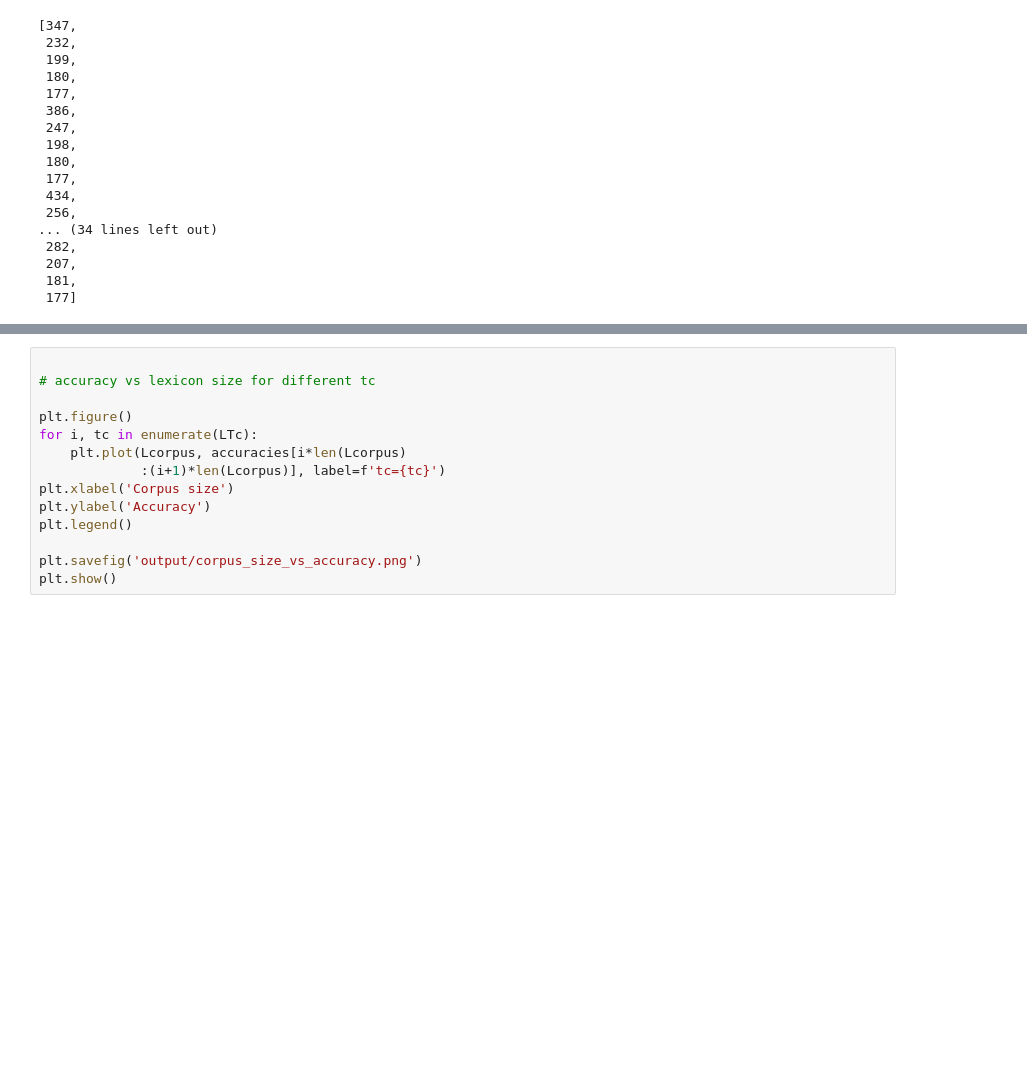
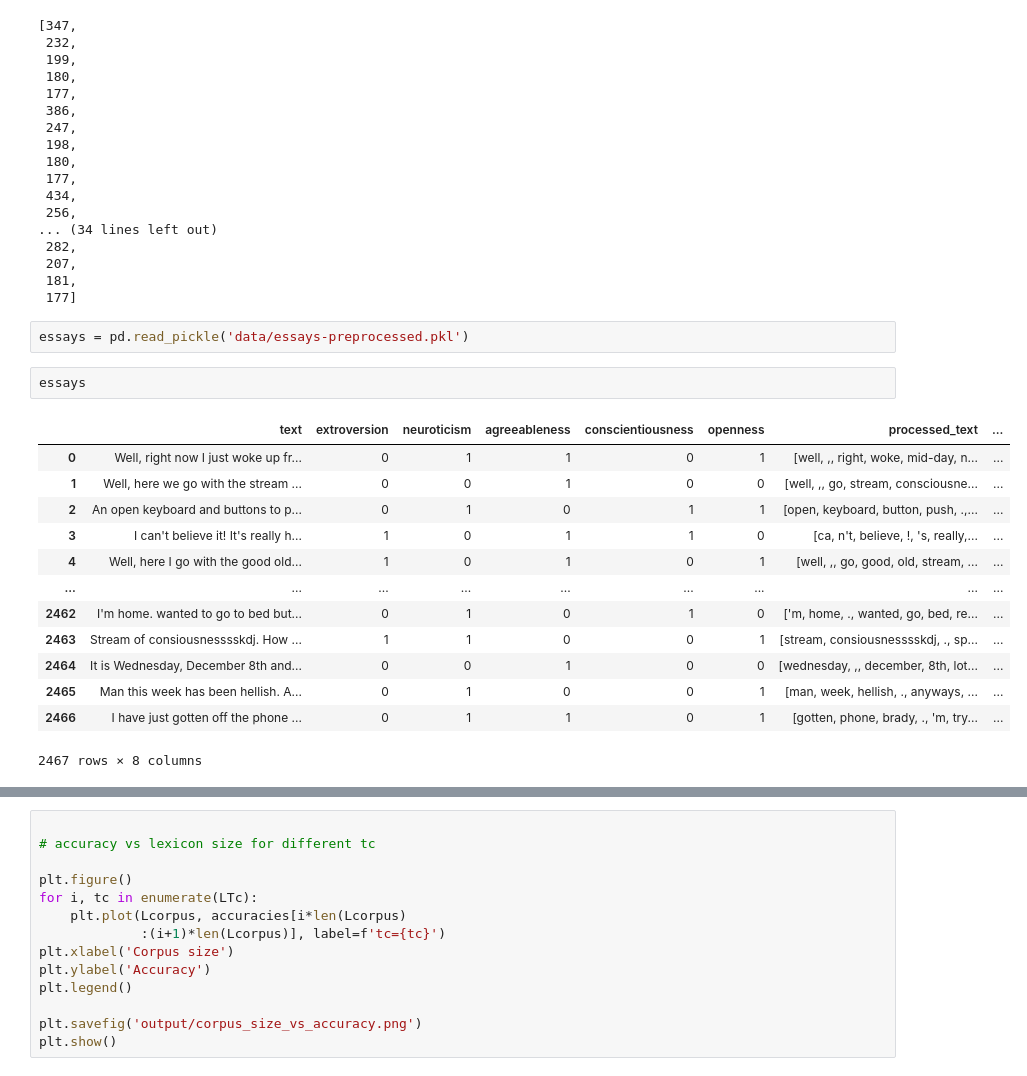
Before and after one commit to jessedoka/LCT, a Jupyter notebook: lexicon_analysis.ipynb, the cells around one changed output, grey strips where cells are left out. Cells and saved outputs as stored; diff of their text form; blank space fills up the shorter version.

```diff
--- a/lexicon_analysis.ipynb
+++ b/lexicon_analysis.ipynb
@@ -158,6 +140,24 @@ lexicon_sizes
  207,
  181,
  177]
+# %%
+essays = pd.read_pickle('data/essays-preprocessed.pkl')
+# %%
+essays
+# %% [output]
+|  | text | extroversion | neuroticism | agreeableness | conscientiousness | openness | processed_text | ... |
+| 0 | Well, right now I just woke up fr... | 0 | 1 | 1 | 0 | 1 | [well, ,, right, woke, mid-day, n... | ... |
+| 1 | Well, here we go with the stream ... | 0 | 0 | 1 | 0 | 0 | [well, ,, go, stream, consciousne... | ... |
+| 2 | An open keyboard and buttons to p... | 0 | 1 | 0 | 1 | 1 | [open, keyboard, button, push, .,... | ... |
+| 3 | I can't believe it! It's really h... | 1 | 0 | 1 | 1 | 0 | [ca, n't, believe, !, 's, really,... | ... |
+| 4 | Well, here I go with the good old... | 1 | 0 | 1 | 0 | 1 | [well, ,, go, good, old, stream, ... | ... |
+| ... | ... | ... | ... | ... | ... | ... | ... | ... |
+| 2462 | I'm home. wanted to go to bed but... | 0 | 1 | 0 | 1 | 0 | ['m, home, ., wanted, go, bed, re... | ... |
+| 2463 | Stream of consiousnesssskdj. How ... | 1 | 1 | 0 | 0 | 1 | [stream, consiousnesssskdj, ., sp... | ... |
+| 2464 | It is Wednesday, December 8th and... | 0 | 0 | 1 | 0 | 0 | [wednesday, ,, december, 8th, lot... | ... |
+| 2465 | Man this week has been hellish. A... | 0 | 1 | 0 | 0 | 1 | [man, week, hellish, ., anyways, ... | ... |
+| 2466 | I have just gotten off the phone ... | 0 | 1 | 1 | 0 | 1 | [gotten, phone, brady, ., 'm, try... | ... |
+2467 rows × 8 columns
 # %%
 # logisitic regression
 
```
Also changed, not shown: parts of 5 cells of this notebook.
